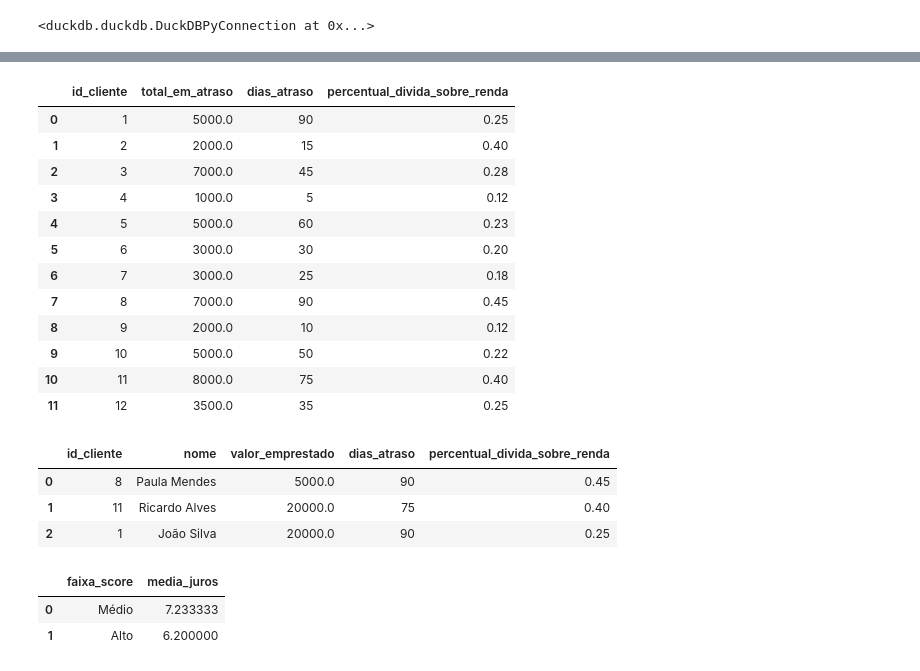
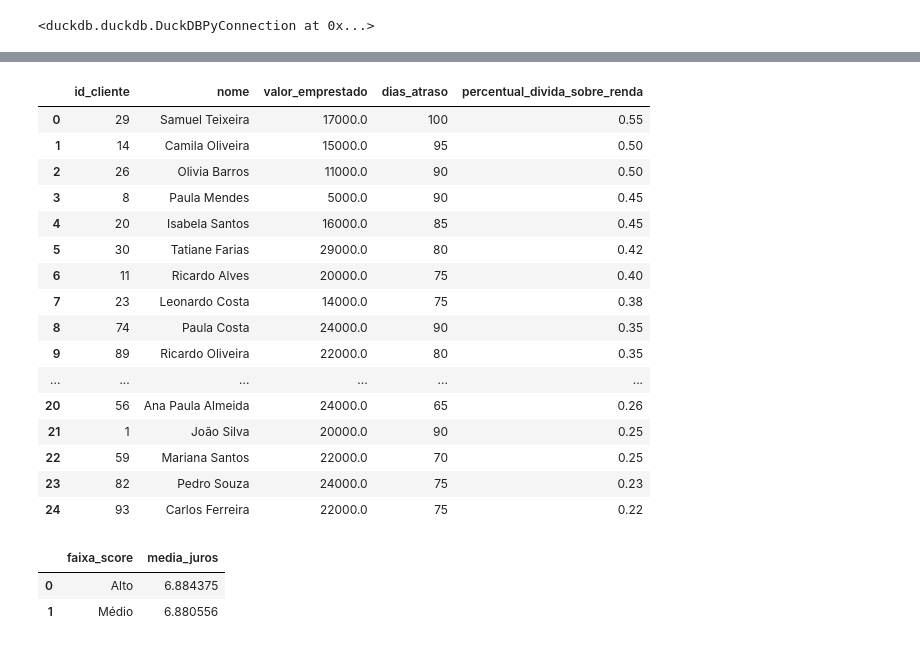
Before and after one commit to gfill99/inadimplentes, a Jupyter notebook: src/app/main.ipynb, the cells around one changed output, grey strips where cells are left out. Drawn from its saved outputs; the diff is of its cells as text; code cells hidden in the pictures.

```diff
--- a/src/app/main.ipynb
+++ b/src/app/main.ipynb
@@ -73,39 +63,35 @@ df_clientes
-# %%
-df_inadimplencia = pd.read_sql("SELECT * FROM Inadimplencia", con)
-df_inadimplencia
-# %% [output]
-|  | id_cliente | total_em_atraso | dias_atraso | percentual_divida_sobre_renda |
-| 0 | 1 | 5000.0 | 90 | 0.25 |
-| 1 | 2 | 2000.0 | 15 | 0.40 |
-| 2 | 3 | 7000.0 | 45 | 0.28 |
-| 3 | 4 | 1000.0 | 5 | 0.12 |
-| 4 | 5 | 5000.0 | 60 | 0.23 |
-| 5 | 6 | 3000.0 | 30 | 0.20 |
-| 6 | 7 | 3000.0 | 25 | 0.18 |
-| 7 | 8 | 7000.0 | 90 | 0.45 |
-| 8 | 9 | 2000.0 | 10 | 0.12 |
-| 9 | 10 | 5000.0 | 50 | 0.22 |
-| 10 | 11 | 8000.0 | 75 | 0.40 |
-| 11 | 12 | 3500.0 | 35 | 0.25 |
 # %%
-#Clientes com maior risco de inadimplência
+# Consultando os clientes com maior risco de inadimplência
 risco_inadimplencia = pd.read_sql("""
     SELECT c.id_cliente, c.nome, e.valor_emprestado, i.dias_atraso, i.percentual_divida_sobre_renda
     FROM Clientes c
-    JOIN Inadimplencia i ON c.id_cliente = i.id_cliente
-    JOIN Emprestimos e ON c.id_cliente = e.id_cliente
+    INNER JOIN Inadimplencia i ON c.id_cliente = i.id_cliente
+    INNER JOIN Emprestimos e ON c.id_cliente = e.id_cliente
     WHERE i.dias_atraso > 60
     ORDER BY i.percentual_divida_sobre_renda DESC;
 """, con)
 
 risco_inadimplencia
 # %% [output]
 |  | id_cliente | nome | valor_emprestado | dias_atraso | percentual_divida_sobre_renda |
-| 0 | 8 | Paula Mendes | 5000.0 | 90 | 0.45 |
-| 1 | 11 | Ricardo Alves | 20000.0 | 75 | 0.40 |
-| 2 | 1 | João Silva | 20000.0 | 90 | 0.25 |
+| 0 | 29 | Samuel Teixeira | 17000.0 | 100 | 0.55 |
+| 1 | 14 | Camila Oliveira | 15000.0 | 95 | 0.50 |
+| 2 | 26 | Olivia Barros | 11000.0 | 90 | 0.50 |
+| 3 | 8 | Paula Mendes | 5000.0 | 90 | 0.45 |
+| 4 | 20 | Isabela Santos | 16000.0 | 85 | 0.45 |
+| 5 | 30 | Tatiane Farias | 29000.0 | 80 | 0.42 |
+| 6 | 11 | Ricardo Alves | 20000.0 | 75 | 0.40 |
+| 7 | 23 | Leonardo Costa | 14000.0 | 75 | 0.38 |
+| 8 | 74 | Paula Costa | 24000.0 | 90 | 0.35 |
+| 9 | 89 | Ricardo Oliveira | 22000.0 | 80 | 0.35 |
+| ... | ... | ... | ... | ... | ... |
+| 20 | 56 | Ana Paula Almeida | 24000.0 | 65 | 0.26 |
+| 21 | 1 | João Silva | 20000.0 | 90 | 0.25 |
+| 22 | 59 | Mariana Santos | 22000.0 | 70 | 0.25 |
+| 23 | 82 | Pedro Souza | 24000.0 | 75 | 0.23 |
+| 24 | 93 | Carlos Ferreira | 22000.0 | 75 | 0.22 |
 # %%
-#Média de taxa de juros por faixa de score de crédito
+# Média da taxa de juros por faixa de score de crédito
 score_credito = pd.read_sql("""
     SELECT
         CASE
@@ -115,13 +101,13 @@ score_credito = pd.read_sql("""
         END AS faixa_score,
         AVG(taxa_juros) AS media_juros
     FROM Clientes c
-    JOIN Emprestimos e ON c.id_cliente = e.id_cliente
+    INNER JOIN Emprestimos e ON c.id_cliente = e.id_cliente
     GROUP BY faixa_score;
     """, con)
 
 score_credito
 # %% [output]
 |  | faixa_score | media_juros |
-| 0 | Médio | 7.233333 |
-| 1 | Alto | 6.200000 |
+| 0 | Alto | 6.884375 |
+| 1 | Médio | 6.880556 |
 # %%
```
Also changed, not shown: parts of 17 cells of this notebook, 8 other files.
